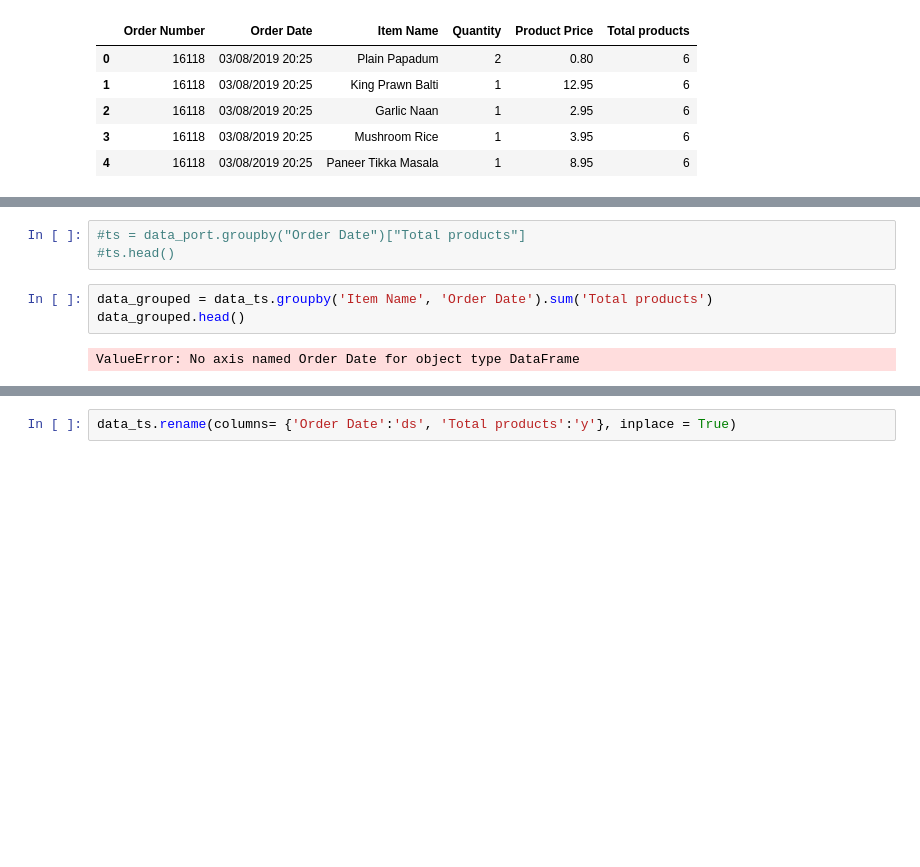
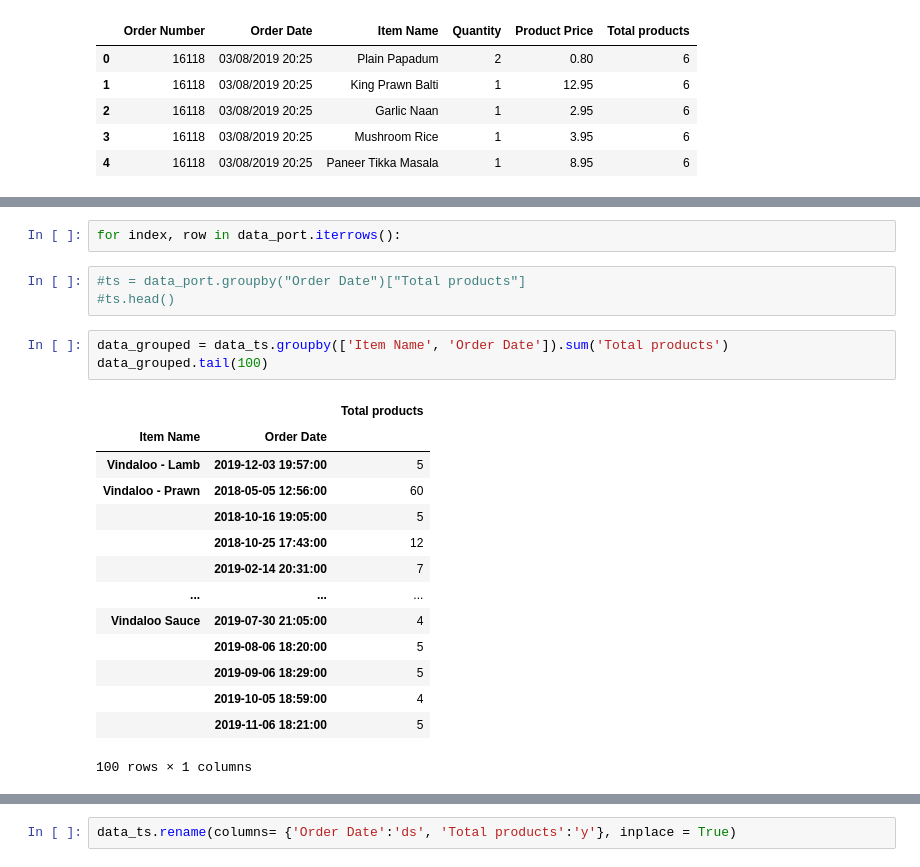
Before and after one commit to BennerLukas/takeawaste, a Jupyter notebook: time_series_training/time_series_3 copy.ipynb, the cells around one changed output, grey strips where cells are left out. Cells and saved outputs as stored; diff of their text form; blank space fills up the shorter version.

```diff
--- a/time_series_training/time_series_3 copy.ipynb
+++ b/time_series_training/time_series_3 copy.ipynb
@@ -62,8 +123,23 @@ data_ts.head()
+# %%
+for index, row in data_port.iterrows():
 # %%
 #ts = data_port.groupby("Order Date")["Total products"]
 #ts.head()
 # %%
-data_grouped = data_ts.groupby('Item Name', 'Order Date').sum('Total products')
-data_grouped.head()
+data_grouped = data_ts.groupby(['Item Name', 'Order Date']).sum('Total products')
+data_grouped.tail(100)
 # %% [output]
+|  |  | Total products |
+| Item Name | Order Date |  |
+| Vindaloo - Lamb | 2019-12-03 19:57:00 | 5 |
+| Vindaloo - Prawn | 2018-05-05 12:56:00 | 60 |
+|  | 2018-10-16 19:05:00 | 5 |
+|  | 2018-10-25 17:43:00 | 12 |
+|  | 2019-02-14 20:31:00 | 7 |
+| ... | ... | ... |
+| Vindaloo Sauce | 2019-07-30 21:05:00 | 4 |
+|  | 2019-08-06 18:20:00 | 5 |
+|  | 2019-09-06 18:29:00 | 5 |
+|  | 2019-10-05 18:59:00 | 4 |
+|  | 2019-11-06 18:21:00 | 5 |
-ValueError: No axis named Order Date for object type DataFrame
+100 rows × 1 columns
```
Also changed, not shown: parts of 10 cells of this notebook, 1 other file.
